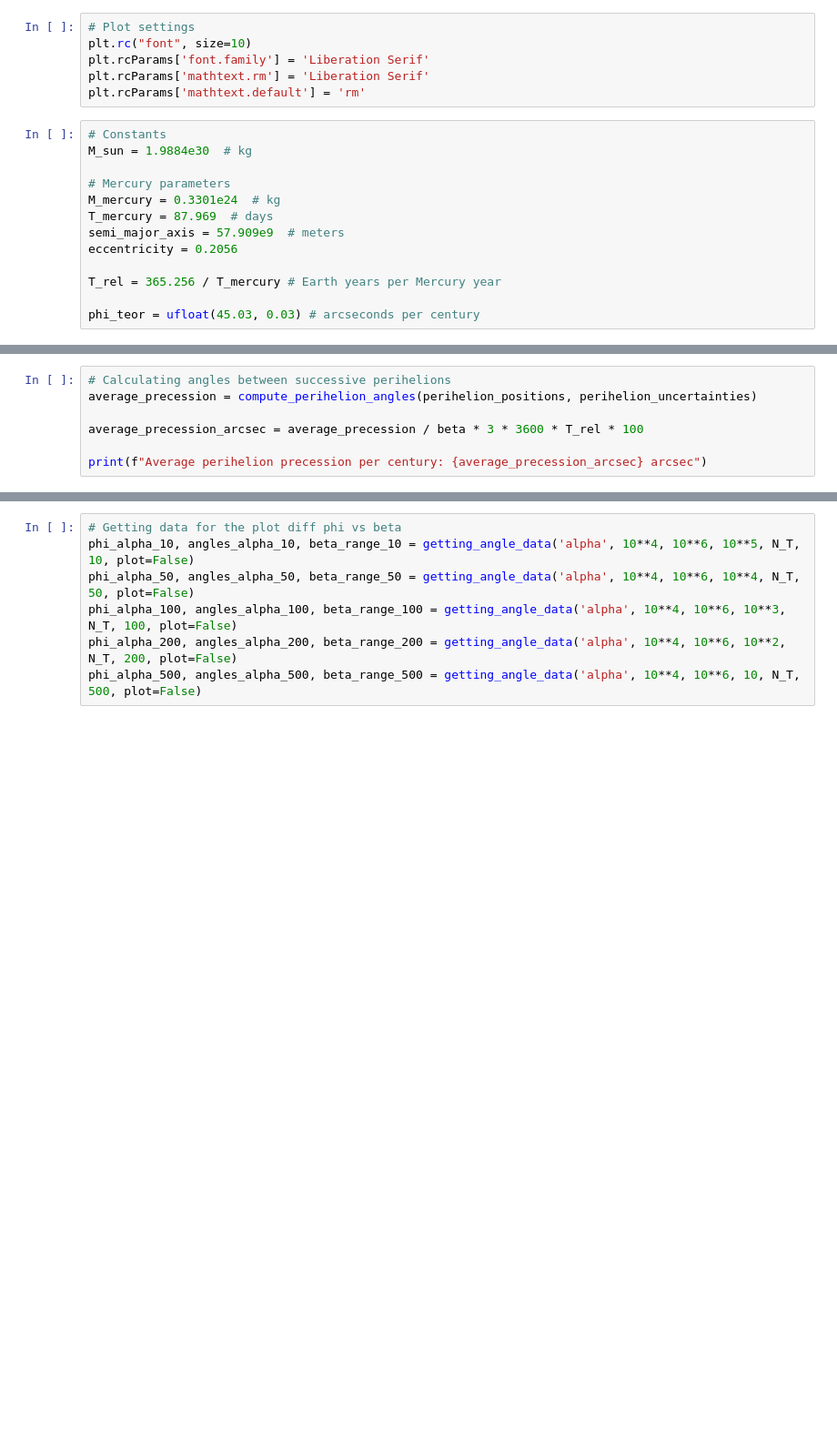
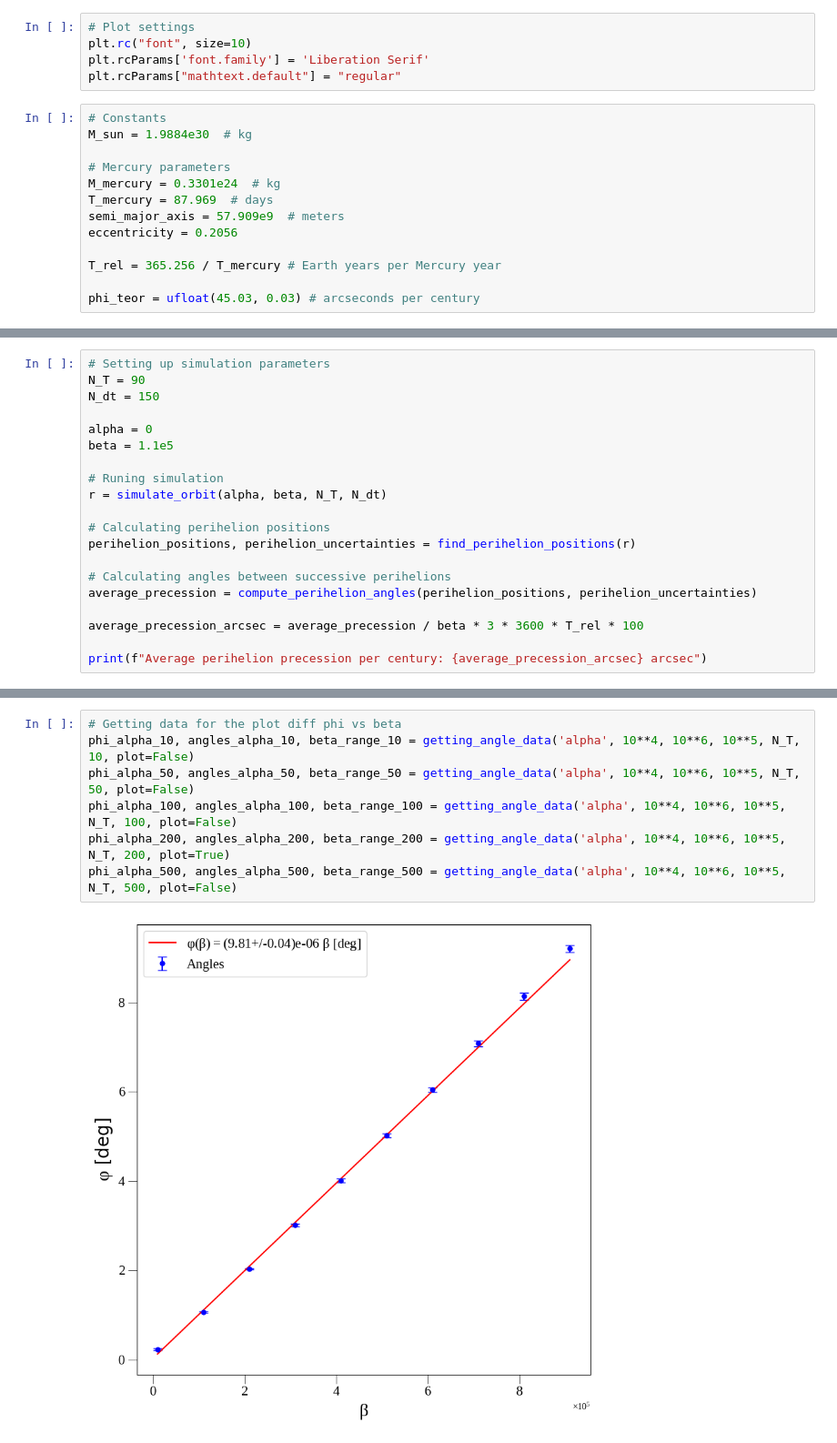
Before and after one commit to PoruchikRzhevsky/mercury_perihelion_precession, a Jupyter notebook: precession.ipynb, the cells around one changed output, grey strips where cells are left out. Shown at 91% size. Saved outputs shown, nothing was run; the diff lists cells and outputs as text; blank space fills up the shorter version.

```diff
--- a/precession.ipynb
+++ b/precession.ipynb
@@ -18,8 +23,7 @@ from uncertainties import ufloat, unumpy as un, umath as um
 # Plot settings
 plt.rc("font", size=10)
 plt.rcParams['font.family'] = 'Liberation Serif'
-plt.rcParams['mathtext.rm'] = 'Liberation Serif'
-plt.rcParams['mathtext.default'] = 'rm'
+plt.rcParams["mathtext.default"] = "regular"
 # %%
 # Constants
 M_sun = 1.9884e30  # kg
@@ -265,4 +289,17 @@ perihelion_positions, perihelion_uncertainties = find_perihelion_positions(r)
 # %%
+# Setting up simulation parameters
+N_T = 90
+N_dt = 150
+
+alpha = 0
+beta = 1.1e5
+
+# Runing simulation
+r = simulate_orbit(alpha, beta, N_T, N_dt)
+
+# Calculating perihelion positions
+perihelion_positions, perihelion_uncertainties = find_perihelion_positions(r)
+
 # Calculating angles between successive perihelions
 average_precession = compute_perihelion_angles(perihelion_positions, perihelion_uncertainties)
 
@@ -272,8 +337,10 @@ print(f"Average perihelion precession per century: {average_precession_arcsec} a
 # %%
 # Getting data for the plot diff phi vs beta
 phi_alpha_10, angles_alpha_10, beta_range_10 = getting_angle_data('alpha', 10**4, 10**6, 10**5, N_T, 10, plot=False)
-phi_alpha_50, angles_alpha_50, beta_range_50 = getting_angle_data('alpha', 10**4, 10**6, 10**4, N_T, 50, plot=False)
-phi_alpha_100, angles_alpha_100, beta_range_100 = getting_angle_data('alpha', 10**4, 10**6, 10**3, N_T, 100, plot=False)
-phi_alpha_200, angles_alpha_200, beta_range_200 = getting_angle_data('alpha', 10**4, 10**6, 10**2, N_T, 200, plot=False)
-phi_alpha_500, angles_alpha_500, beta_range_500 = getting_angle_data('alpha', 10**4, 10**6, 10, N_T, 500, plot=False)
+phi_alpha_50, angles_alpha_50, beta_range_50 = getting_angle_data('alpha', 10**4, 10**6, 10**5, N_T, 50, plot=False)
+phi_alpha_100, angles_alpha_100, beta_range_100 = getting_angle_data('alpha', 10**4, 10**6, 10**5, N_T, 100, plot=False)
+phi_alpha_200, angles_alpha_200, beta_range_200 = getting_angle_data('alpha', 10**4, 10**6, 10**5, N_T, 200, plot=True)
+phi_alpha_500, angles_alpha_500, beta_range_500 = getting_angle_data('alpha', 10**4, 10**6, 10**5, N_T, 500, plot=False)
+# %% [output]
+[figure, added]
 # %%
```
Also changed, not shown: parts of 15 cells of this notebook, 11 other files.
